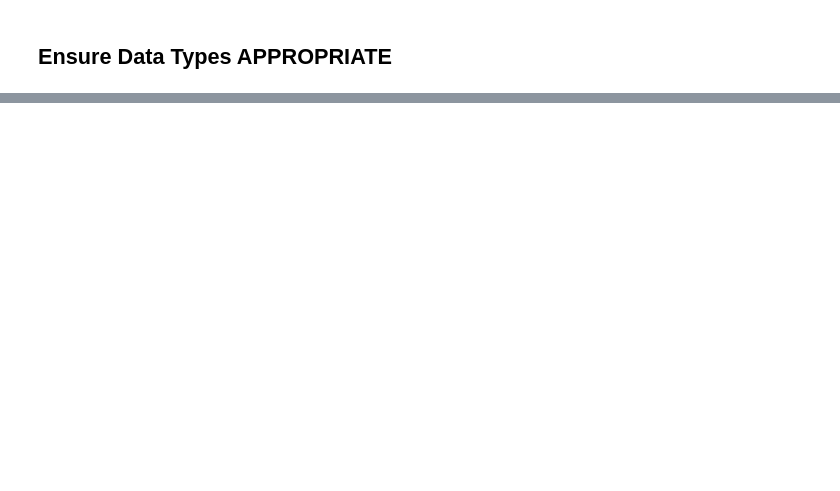
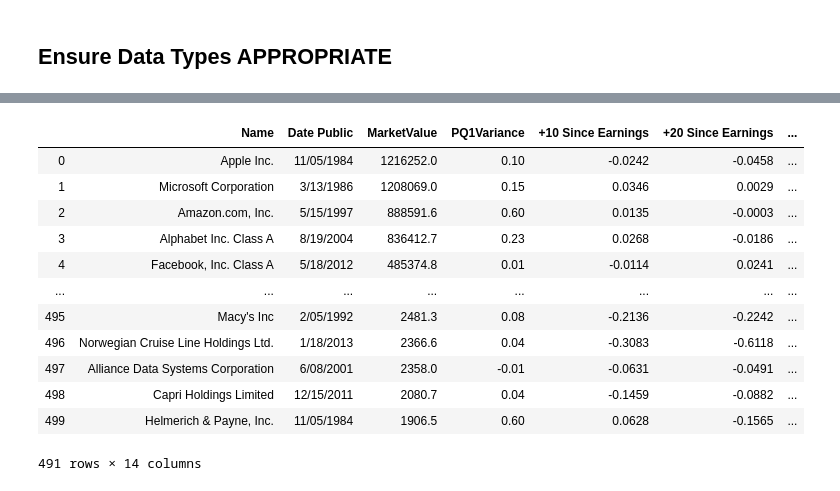
Before and after one commit to HCK33/HedgeFundStrategies-, a Jupyter notebook: DriftLogisticRegressionClassification .ipynb, the cells around one changed output, grey strips where cells are left out. Cells and saved outputs as stored; diff of their text form; code cells hidden in the pictures; blank space fills up the shorter version.

```diff
--- a/DriftLogisticRegressionClassification .ipynb
+++ b/DriftLogisticRegressionClassification .ipynb
@@ -125,4 +187,4 @@ df['MRKTVCAT'] = np.select(criteria,values)
 # %%
-criteria = [df['PQ1Variance']<=0, df['PQ1Variance']>=0]
-values = [0,1]
+criteria = [df['PQ1Variance']<= -0.467271,df['PQ1Variance'].between( -0.467271,0,inclusive=False),df['PQ1Variance'].between(0,0.03,inclusive=False),df['PQ1Variance']>=.03]
+values = [-1,0,1,2]
 df['ExceedForecast'] = np.select(criteria,values)
@@ -183,5 +320,21 @@ plt.ylabel('Frequency of Drift')
 # %%
 ##SHOULD WE CONCATENATE TO CREATE A SUPER VARIABLE?
+# %%
+df
+# %% [output]
+|  | Name | Date Public | MarketValue | PQ1Variance | +10 Since Earnings | +20 Since Earnings | ... |
+| 0 | Apple Inc. | 11/05/1984 | 1216252.0 | 0.10 | -0.0242 | -0.0458 | ... |
+| 1 | Microsoft Corporation | 3/13/1986 | 1208069.0 | 0.15 | 0.0346 | 0.0029 | ... |
+| 2 | Amazon.com, Inc. | 5/15/1997 | 888591.6 | 0.60 | 0.0135 | -0.0003 | ... |
+| 3 | Alphabet Inc. Class A | 8/19/2004 | 836412.7 | 0.23 | 0.0268 | -0.0186 | ... |
+| 4 | Facebook, Inc. Class A | 5/18/2012 | 485374.8 | 0.01 | -0.0114 | 0.0241 | ... |
+| ... | ... | ... | ... | ... | ... | ... | ... |
+| 495 | Macy's Inc | 2/05/1992 | 2481.3 | 0.08 | -0.2136 | -0.2242 | ... |
+| 496 | Norwegian Cruise Line Holdings Ltd. | 1/18/2013 | 2366.6 | 0.04 | -0.3083 | -0.6118 | ... |
+| 497 | Alliance Data Systems Corporation | 6/08/2001 | 2358.0 | -0.01 | -0.0631 | -0.0491 | ... |
+| 498 | Capri Holdings Limited | 12/15/2011 | 2080.7 | 0.04 | -0.1459 | -0.0882 | ... |
+| 499 | Helmerich & Payne, Inc. | 11/05/1984 | 1906.5 | 0.60 | 0.0628 | -0.1565 | ... |
+491 rows × 14 columns
 # %%
 X = df.loc[:, df.columns != 'y']
 y = df.loc[:, df.columns == 'y']
```
Also changed, not shown: parts of 40 cells of this notebook.
